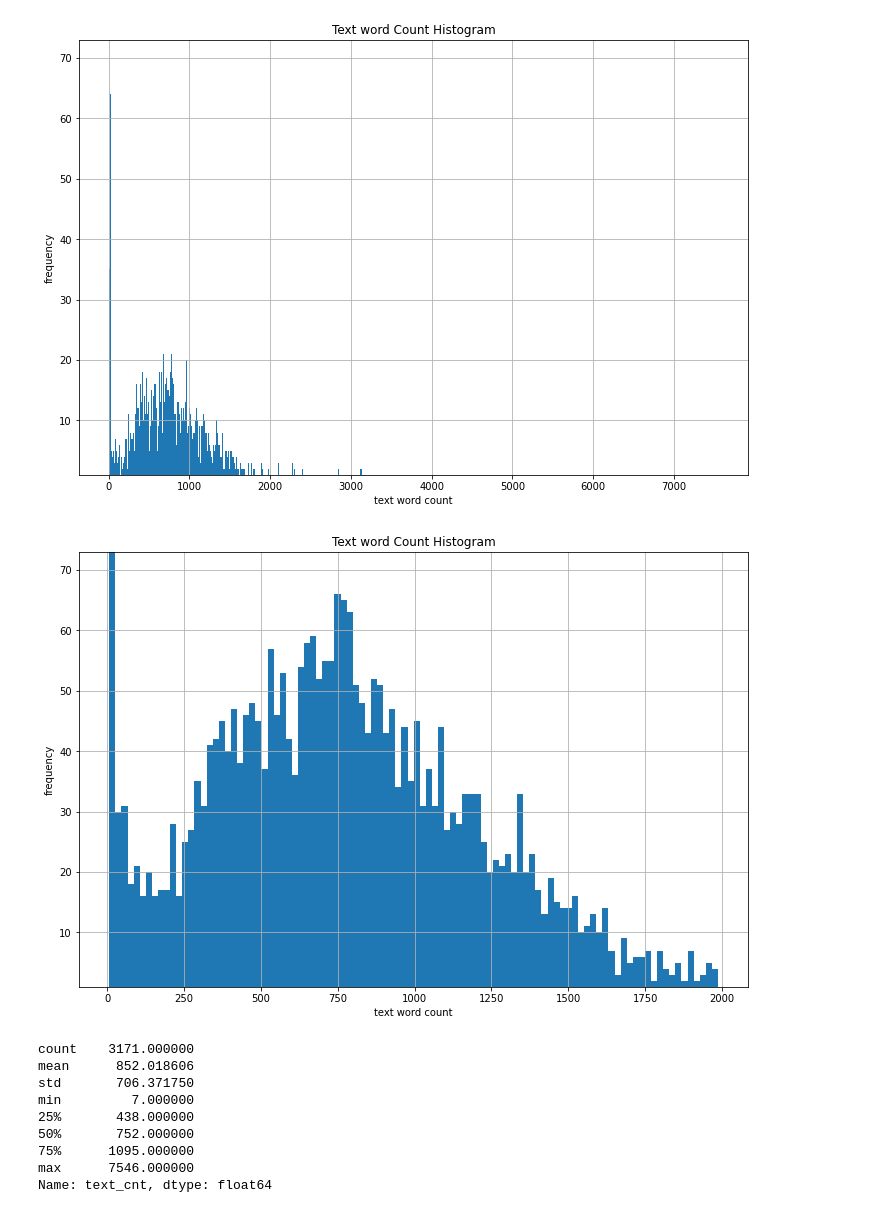
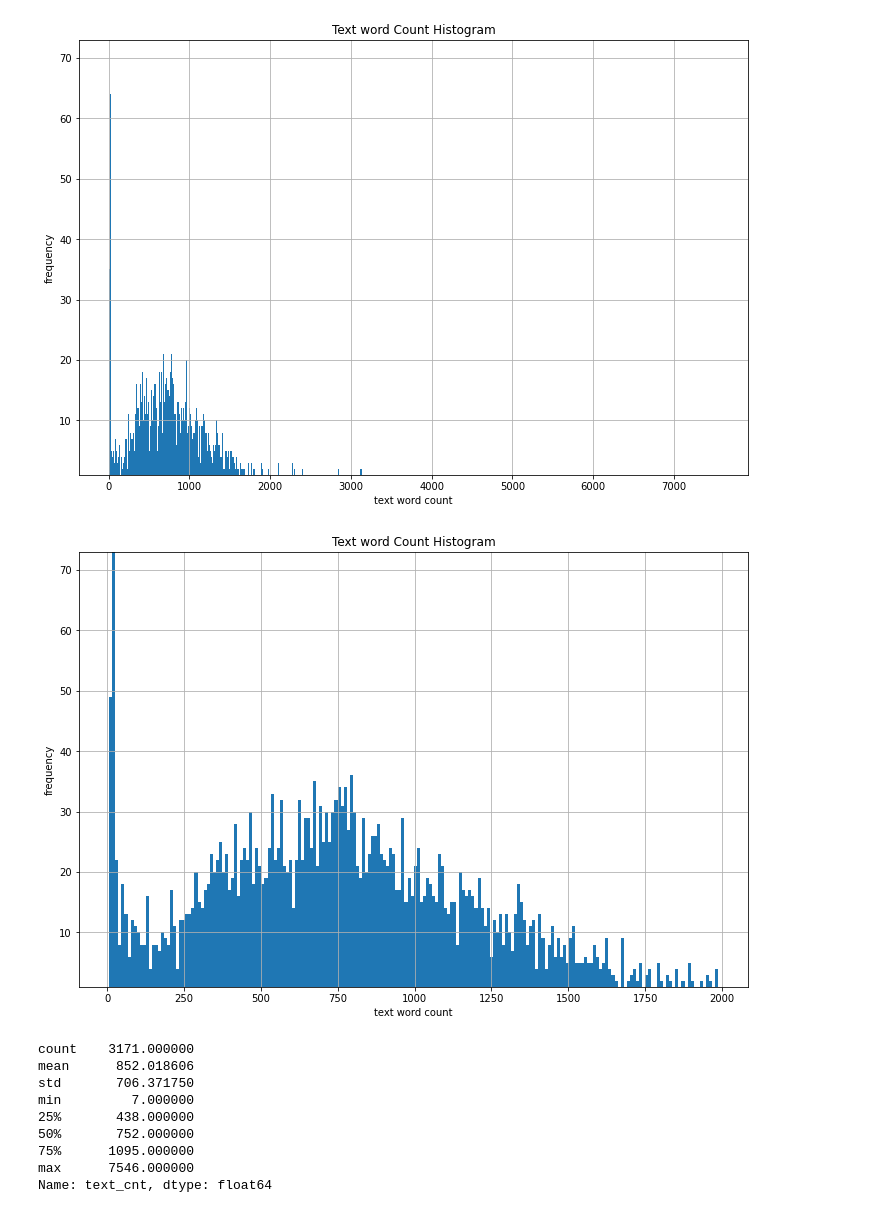
Before and after one commit to jconwell/fake_news_analysis, a Jupyter notebook: 01_data_exploration - JP - discussion.ipynb, the cells around one changed output. Saved outputs shown, nothing was run; the diff lists cells and outputs as text; code cells hidden in the pictures.

```diff
--- a/data_exploration - JP - discussion.ipynb
+++ b/01_data_exploration - JP - discussion.ipynb
@@ -388,17 +375,17 @@ plt.show()
 # %%
 tmp_df = df_real[df_real['text_cnt'] < 2000]
 
-bins = 100
+bins = 200
 plt.figure(figsize=(12, 8))
 plt.hist(tmp_df.text_cnt, bins=bins)
 plt.ylim(min_freq_text_cnt, max_freq_text_cnt)
 plt.xlabel('text word count')
 plt.ylabel('frequency')
 plt.title('Text word Count Histogram')
 plt.grid(True)
 plt.show()
 # %% [output]
-[figure, old version]
+[figure, new version]
 # %%
 df_real['text_cnt'].describe()
 # %% [output]
```
Also changed, not shown: parts of 7 cells of this notebook, 2 other files.
